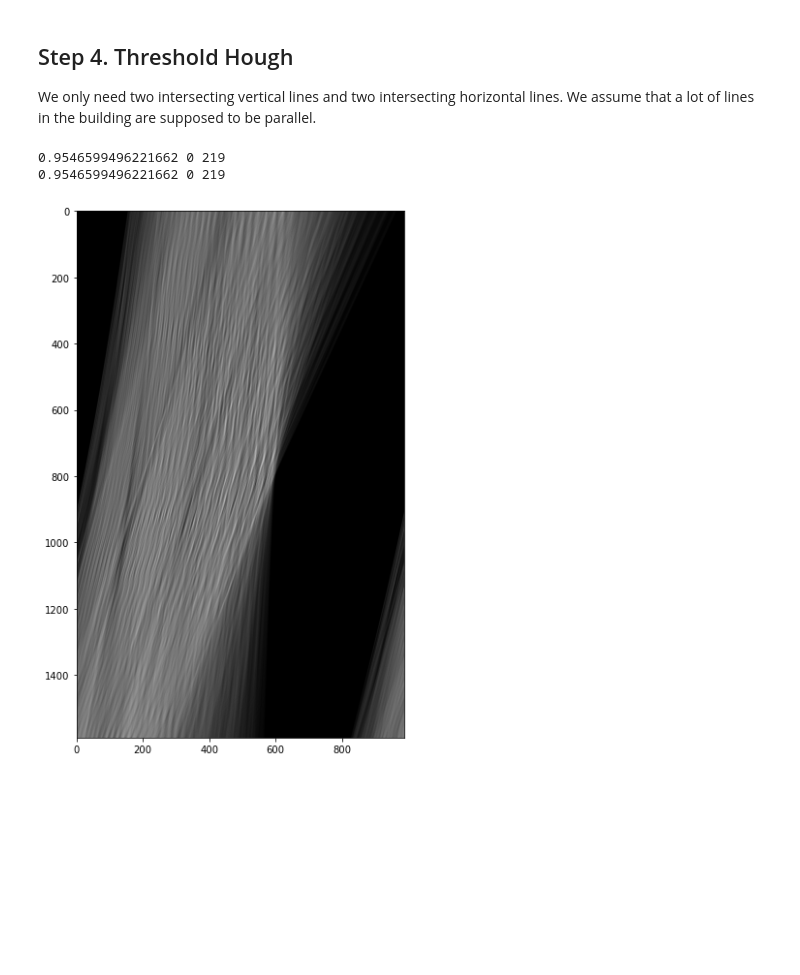
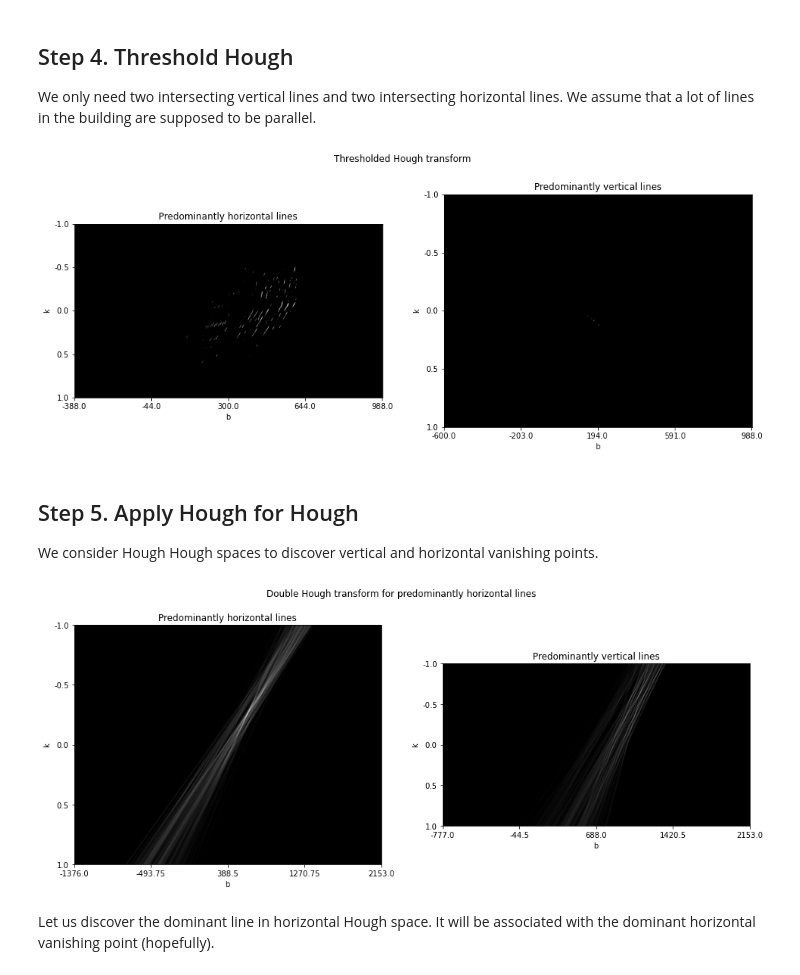
Before and after one commit to jointpoints/perspective-control, a Jupyter notebook: experiments/hough_transform.ipynb, the cells around one changed output. Drawn from its saved outputs; the diff is of its cells as text; code cells hidden in the pictures; blank space fills up the shorter version.

```diff
--- a/experiments/hough_transform.ipynb
+++ b/experiments/hough_transform.ipynb
@@ -156,21 +174,46 @@ ax_v.imshow(hough_v / np.max(hough_v), cmap=plot.cm.gray);
 
 We only need two intersecting vertical lines and two intersecting horizontal lines. We assume that a lot of lines in the building are supposed to be parallel.
 # %%
-def hough_kb_peaks(hough_space, k_neglect=0.05, b_neglect=5, top_count=2):
+def hough_kb_peaks(hough_space):
     # 1. We don't want to spoil the original Hough space
     hough_copy = hough_space.copy()
-    hough_linear = hough_copy.flatten()
     # 2. Get rid of non-peak values
-    #hough_copy[hough_copy < np.max(hough_copy) - np.std(hough_copy)] = 0
+    hough_copy[hough_copy < np.max(hough_copy) - 1 * np.std(hough_copy)] = 0
     #hough_copy[hough_copy < np.max(hough_copy) / 2] = 0
-    for peak_i in range(top_count):
-        k, b = np.unravel_index(np.argmax(hough_copy), hough_copy.shape)
-        k = -1 + k * 2 / (hough_copy.shape[0] - 1)
-        print(k, b, np.max(hough_copy))
+    #for peak_i in range(top_count):
+        #k, b = np.unravel_index(np.argmax(hough_copy), hough_copy.shape)
+        #k = -1 + k * 2 / (hough_copy.shape[0] - 1)
+        #print(k, b, np.max(hough_copy))
     return hough_copy
-# %%
-render_image(hough_kb_peaks(hough_v), grayscale=True)
-# %% [output]
-0.9546599496221662 0 219
-0.9546599496221662 0 219
-[figure, removed]
+# %%
+peaks_h = hough_kb_peaks(hough_h)
+peaks_v = hough_kb_peaks(hough_v)
+# %%
+plot.figure(figsize=(16, 6))
+plot.suptitle('Thresholded Hough transform')
+
+ax_h = plot.subplot(1, 2, 1)
+ax_h.set_title('Predominantly horizontal lines')
+ax_h.set_xticks(np.linspace(0, hough_h.shape[1] - 1, 5))
+ax_h.set_xticklabels(np.linspace(-image.shape[1], image.shape[0] + image.shape[1], 5))
+ax_h.set_yticks(np.linspace(0, hough_h.shape[0] - 1, 5))
+ax_h.set_yticklabels(np.linspace(-1, 1, 5))
+ax_h.set_xlabel('b')
+ax_h.set_ylabel('k')
+ax_h.imshow(peaks_h / np.max(peaks_h), cmap=plot.cm.gray);
+
+ax_v = plot.subplot(1, 2, 2)
+ax_v.set_title('Predominantly vertical lines')
+ax_v.set_xticks(np.linspace(0, hough_v.shape[1] - 1, 5))
+ax_v.set_xticklabels(np.linspace(-image.shape[0], image.shape[0] + image.shape[1], 5))
+ax_v.set_yticks(np.linspace(0, hough_v.shape[0] - 1, 5))
+ax_v.set_yticklabels(np.linspace(-1, 1, 5))
+ax_v.set_xlabel('b')
+ax_v.set_ylabel('k')
+ax_v.imshow(peaks_v / np.max(peaks_v), cmap=plot.cm.gray);
+# %% [output]
+[figure, added]
+# %% [markdown]
+## Step 5. Apply Hough for Hough
+
+We consider Hough Hough spaces to discover vertical and horizontal vanishing points.
@@ -176,0 +222,27 @@ render_image(hough_kb_peaks(hough_v), grayscale=True)
+# %%
+plot.figure(figsize=(16, 6))
+plot.suptitle('Double Hough transform for predominantly horizontal lines')
+
+ax_h = plot.subplot(1, 2, 1)
+ax_h.set_title('Predominantly horizontal lines')
+ax_h.set_xticks(np.linspace(0, hough_h_hough_h.shape[1] - 1, 5))
+ax_h.set_xticklabels(np.linspace(-hough_h.shape[1], hough_h.shape[0] + hough_h.shape[1], 5))
+ax_h.set_yticks(np.linspace(0, hough_h_hough_h.shape[0] - 1, 5))
+ax_h.set_yticklabels(np.linspace(-1, 1, 5))
+ax_h.set_xlabel('b')
+ax_h.set_ylabel('k')
+ax_h.imshow(hough_h_hough_h / np.max(hough_h_hough_h), cmap=plot.cm.gray);
+
+ax_v = plot.subplot(1, 2, 2)
+ax_v.set_title('Predominantly vertical lines')
+ax_v.set_xticks(np.linspace(0, hough_h_hough_v.shape[1] - 1, 5))
+ax_v.set_xticklabels(np.linspace(-hough_h.shape[0], hough_h.shape[0] + hough_h.shape[1], 5))
+ax_v.set_yticks(np.linspace(0, hough_h_hough_v.shape[0] - 1, 5))
+ax_v.set_yticklabels(np.linspace(-1, 1, 5))
+ax_v.set_xlabel('b')
+ax_v.set_ylabel('k')
+ax_v.imshow(hough_h_hough_v / np.max(hough_h_hough_v), cmap=plot.cm.gray);
+# %% [output]
+[figure, added]
+# %% [markdown]
+Let us discover the dominant line in horizontal Hough space. It will be associated with the dominant horizontal vanishing point (hopefully).
```
Also changed, not shown: parts of 11 cells of this notebook.
